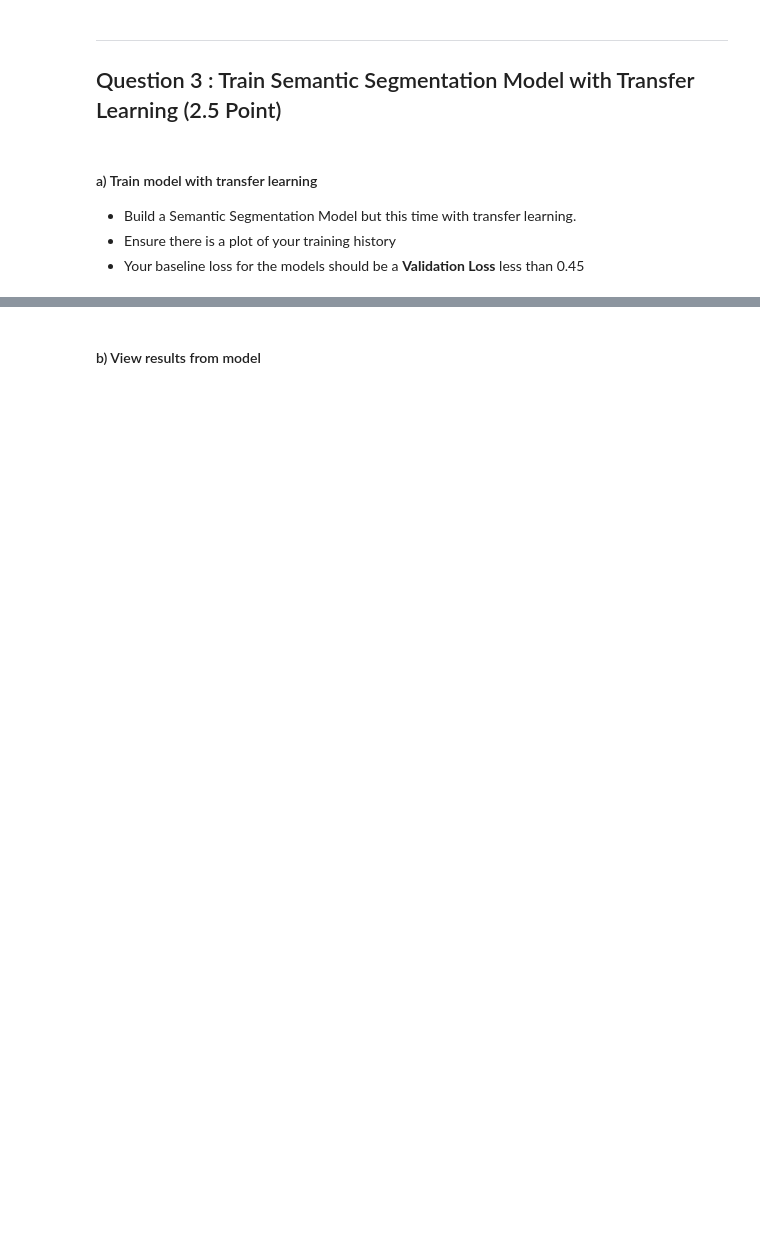
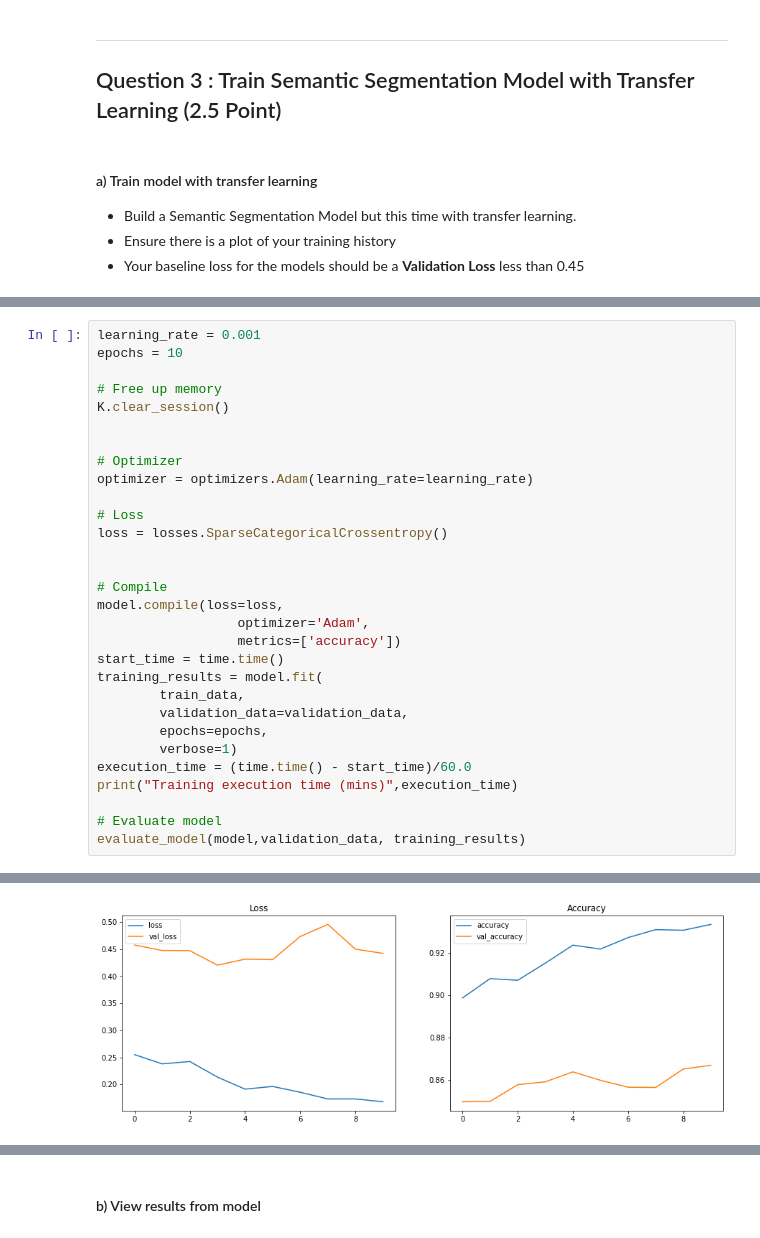
Before and after one commit to simonwarchol/2020F-AC295, a Jupyter notebook: content/exercises/exercise5/AC_295_Fall_2020_Exercise_5.ipynb, the cells around one changed output, grey strips where cells are left out. Cells and saved outputs as stored; diff of their text form; blank space fills up the shorter version.

```diff
--- a/content/exercises/exercise5/AC_295_Fall_2020_Exercise_5.ipynb
+++ b/content/exercises/exercise5/AC_295_Fall_2020_Exercise_5.ipynb
@@ -525,0 +729,31 @@ plt.show()
+# %%
+learning_rate = 0.001
+epochs = 10
+
+# Free up memory
+K.clear_session()
+
+
+# Optimizer
+optimizer = optimizers.Adam(learning_rate=learning_rate)
+
+# Loss
+loss = losses.SparseCategoricalCrossentropy()
+
+
+# Compile
+model.compile(loss=loss,
+                  optimizer='Adam',
+                  metrics=['accuracy'])
+start_time = time.time()
+training_results = model.fit(
+        train_data,
+        validation_data=validation_data,
+        epochs=epochs,
+        verbose=1)
+execution_time = (time.time() - start_time)/60.0
+print("Training execution time (mins)",execution_time)
+
+# Evaluate model
+evaluate_model(model,validation_data, training_results)
+# %% [output]
@@ -525,0 +777 @@ plt.show()
+[figure, added]
```
Also changed, not shown: parts of 26 cells of this notebook, 4 other files.
